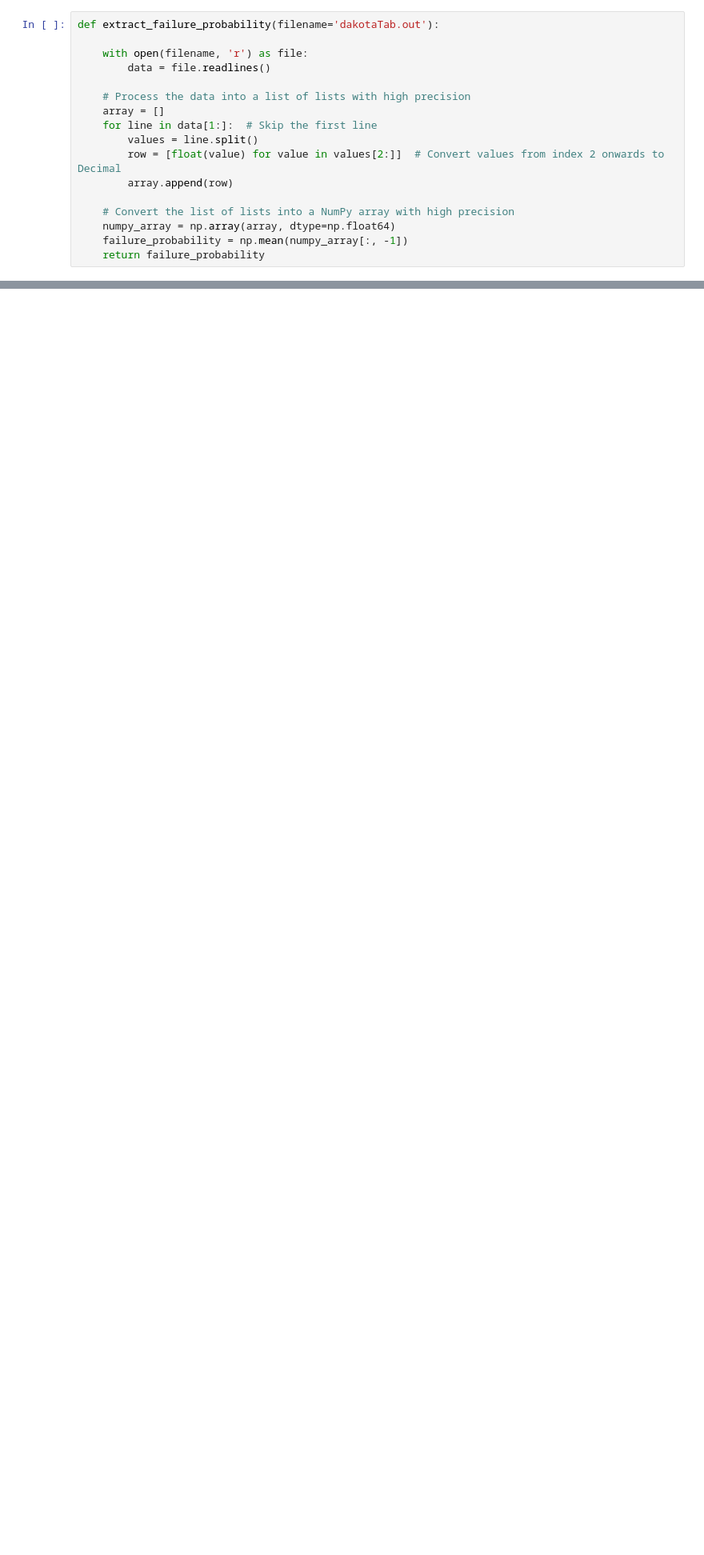
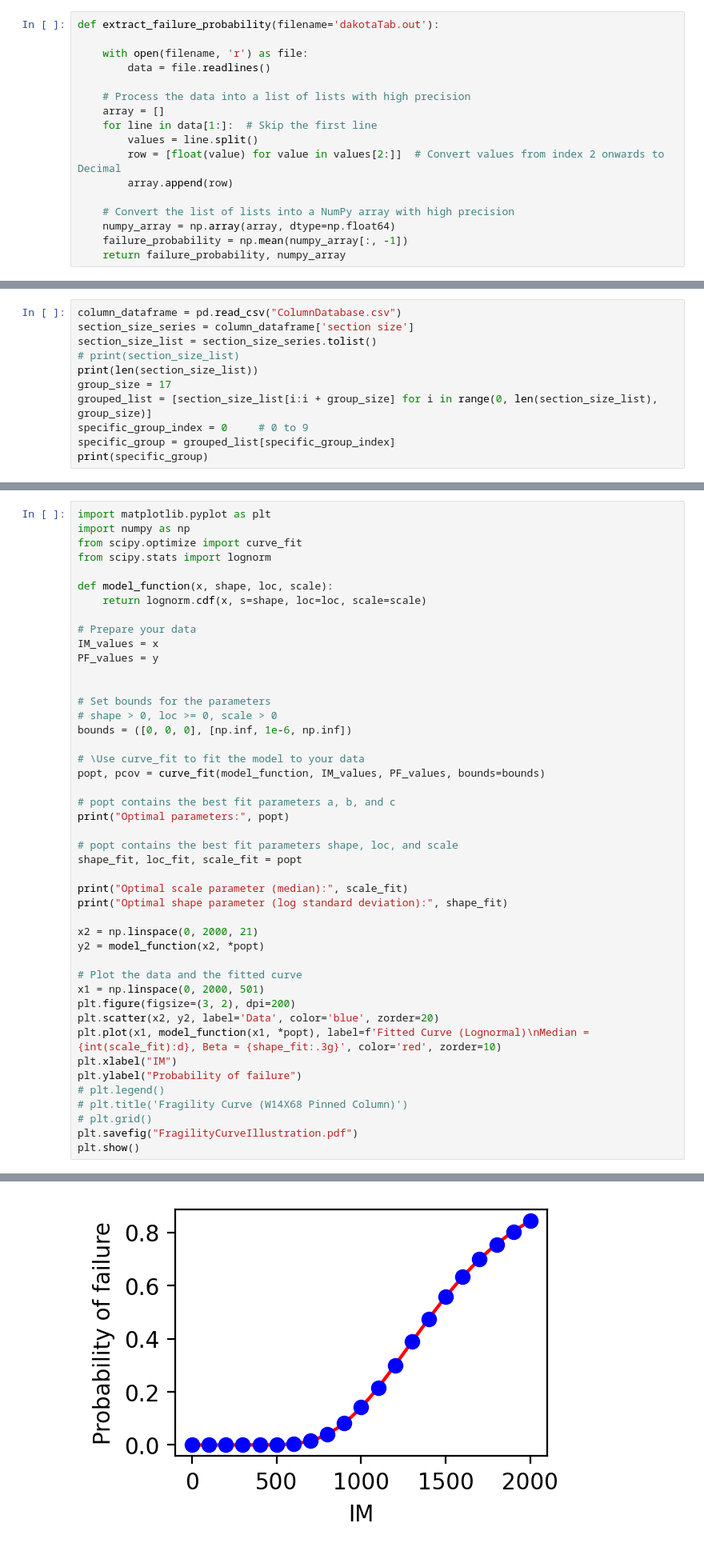
Before and after one commit to bsaakash/REU2024, a Jupyter notebook: src/fragility/fragility_setup.ipynb, the cells around one changed output, grey strips where cells are left out. Shown: that part at 80% size. Drawn from its saved outputs; the diff is of its cells as text; blank space fills up the shorter version.

```diff
--- a/src/fragility/fragility_setup.ipynb
+++ b/src/fragility/fragility_setup.ipynb
@@ -24,5 +24,5 @@ def extract_failure_probability(filename='dakotaTab.out'):
     # Convert the list of lists into a NumPy array with high precision
     numpy_array = np.array(array, dtype=np.float64)
     failure_probability = np.mean(numpy_array[:, -1])
-    return failure_probability
+    return failure_probability, numpy_array
 # %%
@@ -37,3 +52,14 @@ def configure_analysis(fire_load, filename='templatedir/column_config.py'):
 print(os.getcwd())
 # %% [output]
 /Users/emilynakamura/Downloads/NHERI/Technical/REU2024/src/fragility
+# %%
+column_dataframe = pd.read_csv("ColumnDatabase.csv")
+section_size_series = column_dataframe['section size']
+section_size_list = section_size_series.tolist()
+# print(section_size_list)
+print(len(section_size_list))
+group_size = 17
+grouped_list = [section_size_list[i:i + group_size] for i in range(0, len(section_size_list), group_size)]
+specific_group_index = 0     # 0 to 9
+specific_group = grouped_list[specific_group_index]
+print(specific_group)
@@ -83,0 +202,46 @@ print(y)
+# %%
+import matplotlib.pyplot as plt
+import numpy as np
+from scipy.optimize import curve_fit
+from scipy.stats import lognorm
+
+def model_function(x, shape, loc, scale):
+    return lognorm.cdf(x, s=shape, loc=loc, scale=scale)
+
+# Prepare your data
+IM_values = x
+PF_values = y
+
+
+# Set bounds for the parameters
+# shape > 0, loc >= 0, scale > 0
+bounds = ([0, 0, 0], [np.inf, 1e-6, np.inf])
+
+# \Use curve_fit to fit the model to your data
+popt, pcov = curve_fit(model_function, IM_values, PF_values, bounds=bounds)
+
+# popt contains the best fit parameters a, b, and c
+print("Optimal parameters:", popt)
+
+# popt contains the best fit parameters shape, loc, and scale
+shape_fit, loc_fit, scale_fit = popt
+
+print("Optimal scale parameter (median):", scale_fit)
+print("Optimal shape parameter (log standard deviation):", shape_fit)
+
+x2 = np.linspace(0, 2000, 21)
+y2 = model_function(x2, *popt)
+
+# Plot the data and the fitted curve
+x1 = np.linspace(0, 2000, 501)
+plt.figure(figsize=(3, 2), dpi=200)
+plt.scatter(x2, y2, label='Data', color='blue', zorder=20)
+plt.plot(x1, model_function(x1, *popt), label=f'Fitted Curve (Lognormal)\nMedian = {int(scale_fit):d}, Beta = {shape_fit:.3g}', color='red', zorder=10)
+plt.xlabel("IM")
+plt.ylabel("Probability of failure")
+# plt.legend()
+# plt.title('Fragility Curve (W14X68 Pinned Column)')
+# plt.grid()
+plt.savefig("FragilityCurveIllustration.pdf")
+plt.show()
+# %% [output]
@@ -84,3 +251,4 @@ print(y)
+[figure, added]
 # %%
 # pf_list = [0.24, 0.14, 0.1, 0.08, 0.04, 0.04, 0.04, 0.0]
 # %%
```
Also changed, not shown: parts of 8 cells of this notebook, 12 other files.
